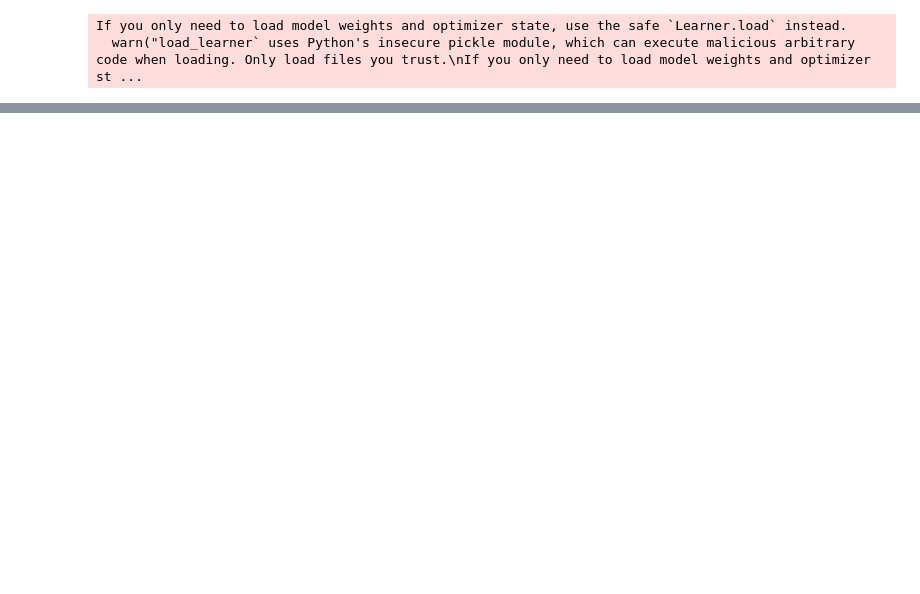
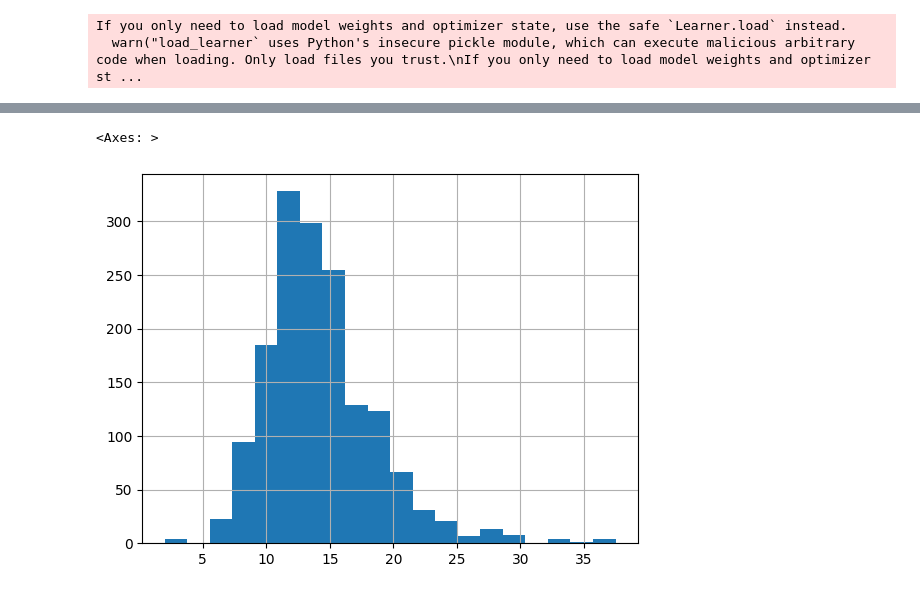
Before and after one commit to kalandjl/LeanAI, a Jupyter notebook: core/worst-preds.ipynb, the cells around one changed output, grey strips where cells are left out. Drawn from its saved outputs; the diff is of its cells as text; code cells hidden in the pictures; blank space fills up the shorter version.

```diff
--- a/core/worst-preds.ipynb
+++ b/core/worst-preds.ipynb
@@ -127,0 +135,5 @@ for idx, item in enumerate(top_errors):
+# %%
+df['target'].hist(bins=20)
+# %% [output]
+<Axes: >
+[figure, added]
```
Also changed, not shown: parts of 4 cells of this notebook, 5 other files.
